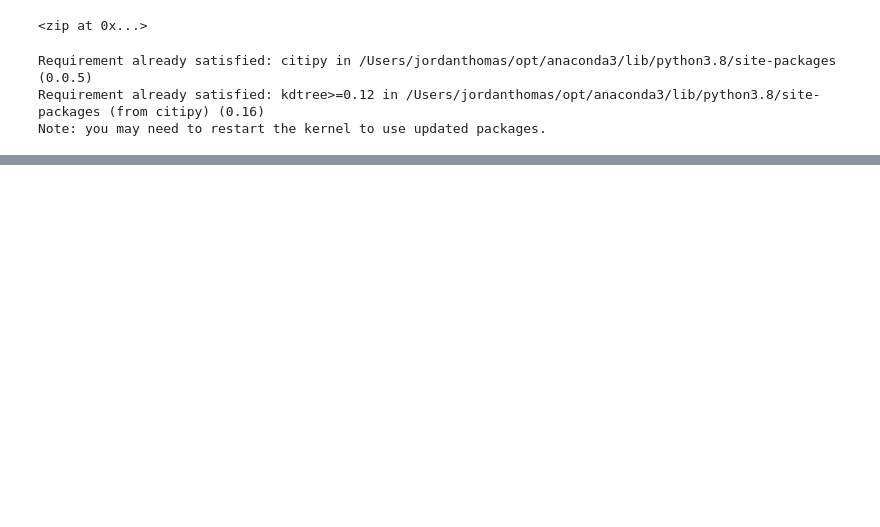
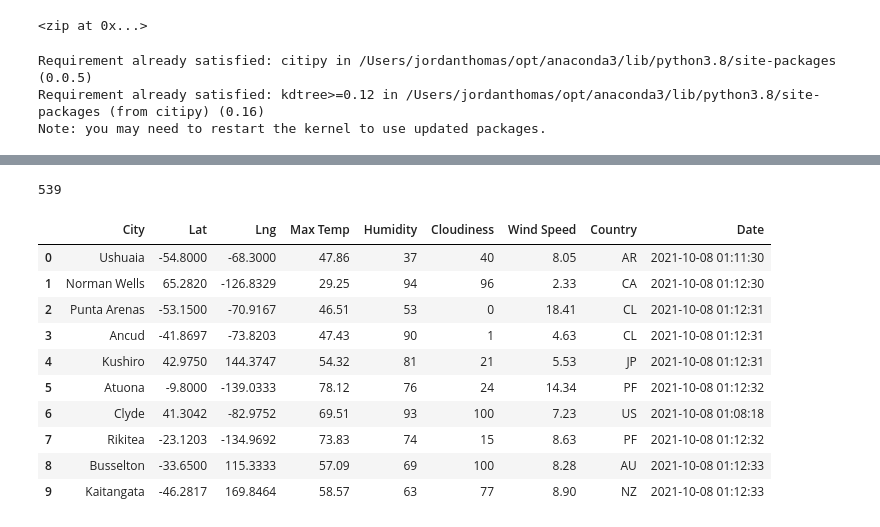
Before and after one commit to Jthomas856/World_Weather_Analysis, a Jupyter notebook: WeatherPy.ipynb, the cells around one changed output, grey strips where cells are left out. Saved outputs shown, nothing was run; the diff lists cells and outputs as text; code cells hidden in the pictures; blank space fills up the shorter version.

```diff
--- a/WeatherPy.ipynb
+++ b/WeatherPy.ipynb
@@ -39,0 +45,4 @@ len(cities)
+# %%
+# Starting URL for Weather Map API Call.
+url = "http://api.openweathermap.org/data/2.5/weather?units=Imperial&APPID=" + weather_api_key
+print(url)
@@ -39,0 +129,20 @@ len(cities)
+# %%
+len(city_data)
+# %% [output]
+539
+# %%
+# Convert the array of dictionaries to a Pandas DataFrame.
+city_data_df = pd.DataFrame(city_data)
+city_data_df.head(10)
+# %% [output]
+|  | City | Lat | Lng | Max Temp | Humidity | Cloudiness | Wind Speed | Country | Date |
+| 0 | Ushuaia | -54.8000 | -68.3000 | 47.86 | 37 | 40 | 8.05 | AR | 2021-10-08 01:11:30 |
+| 1 | Norman Wells | 65.2820 | -126.8329 | 29.25 | 94 | 96 | 2.33 | CA | 2021-10-08 01:12:30 |
+| 2 | Punta Arenas | -53.1500 | -70.9167 | 46.51 | 53 | 0 | 18.41 | CL | 2021-10-08 01:12:31 |
+| 3 | Ancud | -41.8697 | -73.8203 | 47.43 | 90 | 1 | 4.63 | CL | 2021-10-08 01:12:31 |
+| 4 | Kushiro | 42.9750 | 144.3747 | 54.32 | 81 | 21 | 5.53 | JP | 2021-10-08 01:12:31 |
+| 5 | Atuona | -9.8000 | -139.0333 | 78.12 | 76 | 24 | 14.34 | PF | 2021-10-08 01:12:32 |
+| 6 | Clyde | 41.3042 | -82.9752 | 69.51 | 93 | 100 | 7.23 | US | 2021-10-08 01:08:18 |
+| 7 | Rikitea | -23.1203 | -134.9692 | 73.83 | 74 | 15 | 8.63 | PF | 2021-10-08 01:12:32 |
+| 8 | Busselton | -33.6500 | 115.3333 | 57.09 | 69 | 100 | 8.28 | AU | 2021-10-08 01:12:33 |
+| 9 | Kaitangata | -46.2817 | 169.8464 | 58.57 | 63 | 77 | 8.90 | NZ | 2021-10-08 01:12:33 |
```
Also changed, not shown: parts of 6 cells of this notebook, 3 other files.
